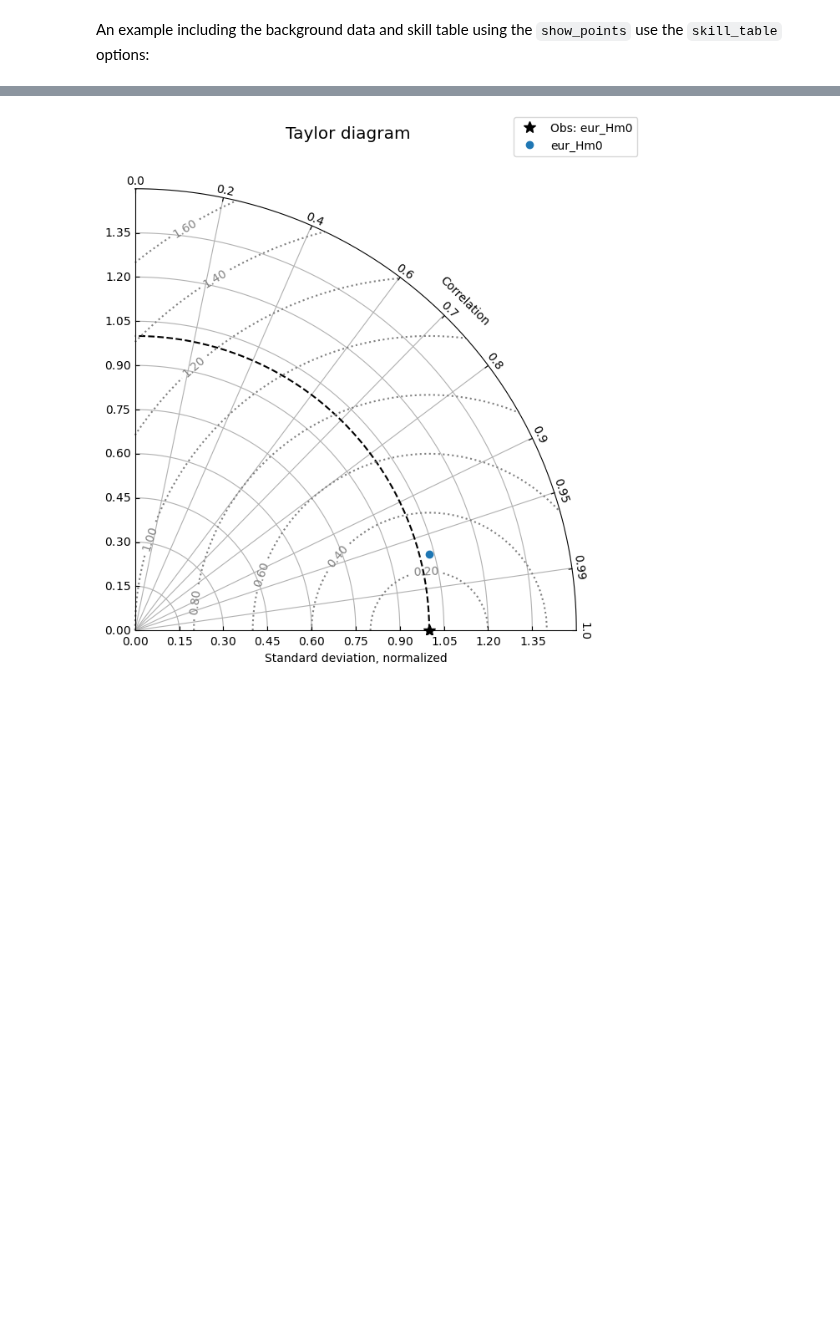
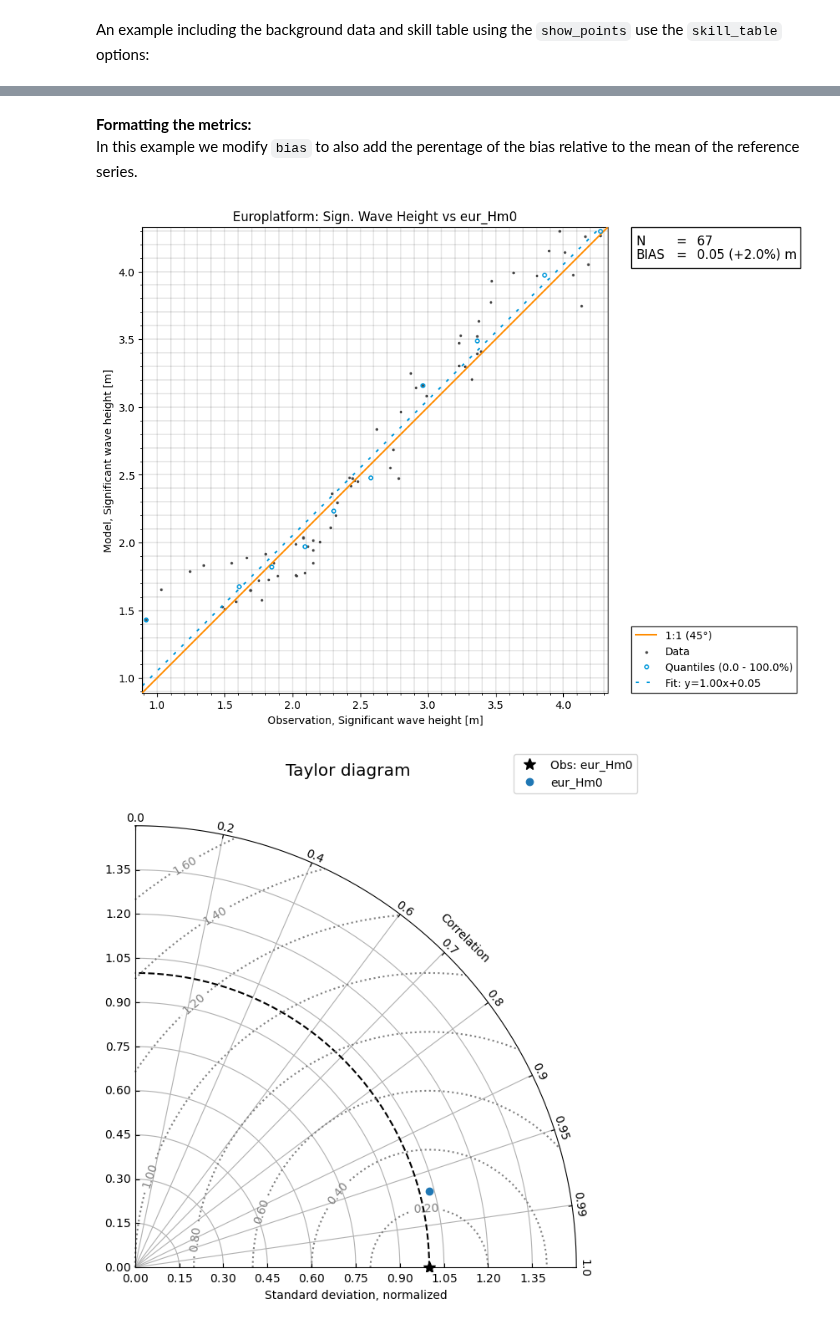
Before and after one commit to DHI/modelskill, a Jupyter notebook: notebooks/Simple_timeseries_compare.ipynb, the cells around one changed output, grey strips where cells are left out. Drawn from its saved outputs; the diff is of its cells as text; code cells hidden in the pictures; blank space fills up the shorter version.

```diff
--- a/notebooks/Simple_timeseries_compare.ipynb
+++ b/notebooks/Simple_timeseries_compare.ipynb
@@ -56,3 +63,18 @@ cmp.plot.scatter(fit_to_quantiles=True, show_points=True, skill_table=True, show
+# %% [markdown]
+**Formatting the metrics:**
+In this example we modify `bias` to also add the perentage of the bias relative to the mean of the reference series.
+# %%
+from modelskill.metrics import bias as mybias
+
+def bias(obs, mod):
+    avg = obs.mean()
+    bias = mybias(obs, mod)
+    sign = "+" if bias > 0 else "-"
+    return f"{bias:.2f} ({sign}{bias/avg*100:.1f}%)"
+
+cmp.plot.scatter(skill_table=bias);
+# %% [output]
+[figure, added]
 # %%
 cmp.plot.taylor(normalize_std=True)
 # %% [output]
```
Also changed, not shown: parts of 3 cells of this notebook, 4 other files.
